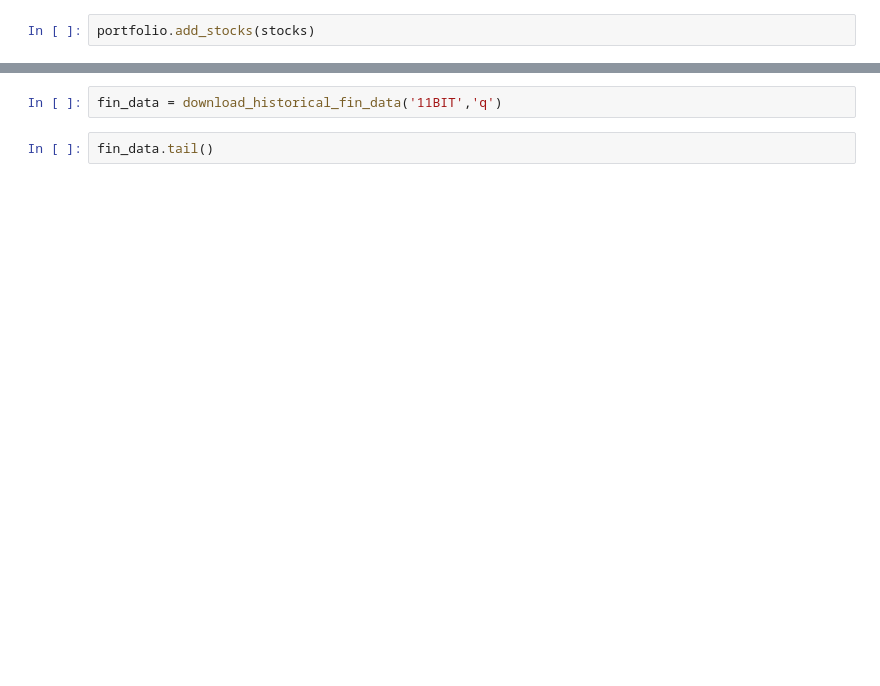
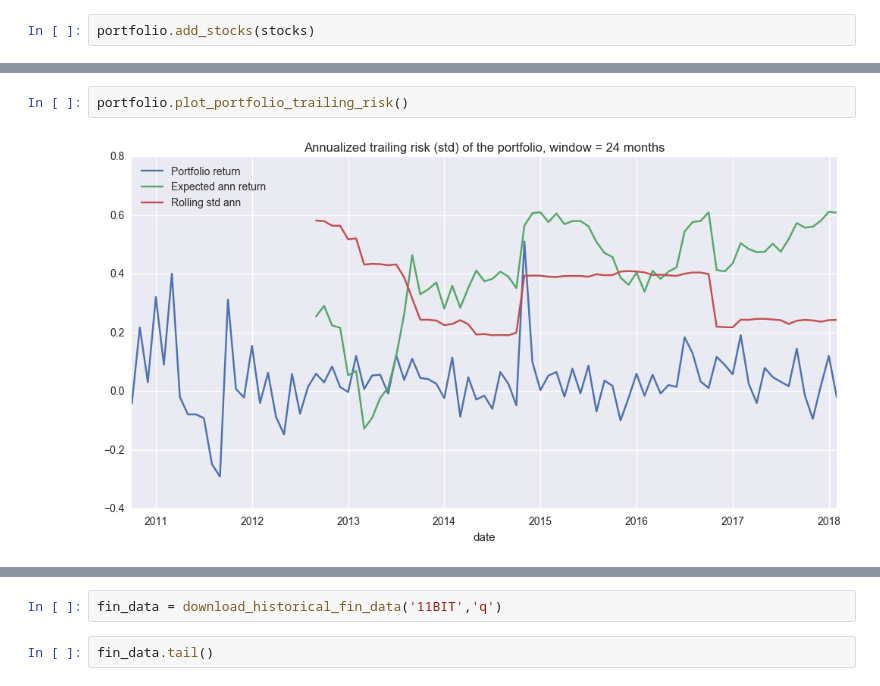
Before and after one commit to dan-was/Portfolio_Management, a Jupyter notebook: Tools presentation.ipynb, the cells around one changed output, grey strips where cells are left out. Drawn from its saved outputs; the diff is of its cells as text; blank space fills up the shorter version.

```diff
--- a/Tools presentation.ipynb
+++ b/Tools presentation.ipynb
@@ -71,3 +73,7 @@ portfolio.plot_returns()
+# %%
+portfolio.plot_portfolio_trailing_risk()
+# %% [output]
+[figure, added]
 # %%
 portfolio.generate_rand_portfolios(n_portfolios=10000, months_of_data=36,plot=True)
 # %% [output]
```
Also changed, not shown: parts of 8 cells of this notebook, 1 other file.
